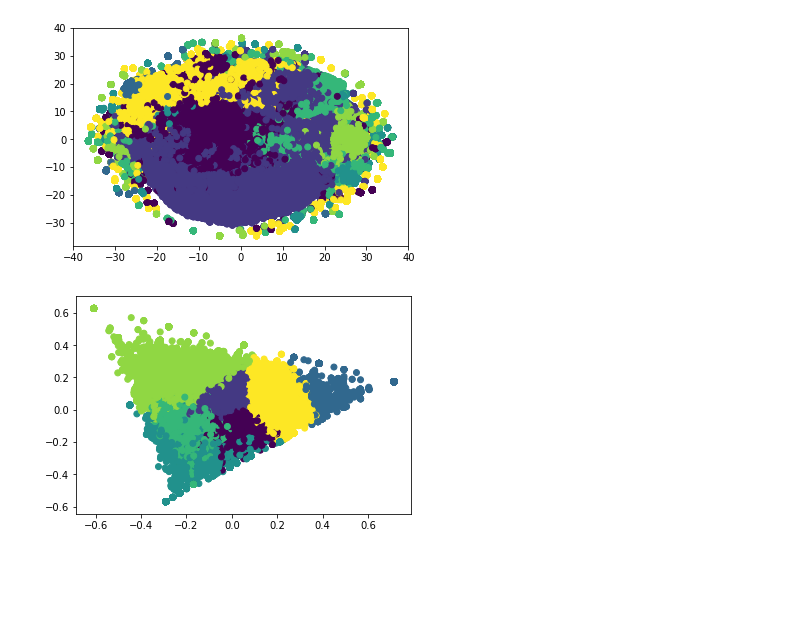
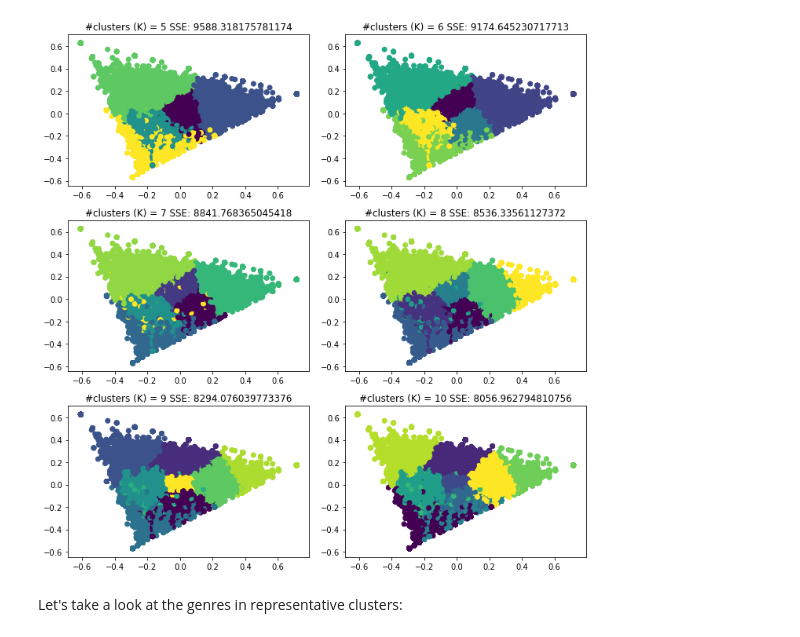
Before and after one commit to janapfeffer/DM_Project_MoviePrediction, a Jupyter notebook: ClusterExperiments.ipynb, the cells around one changed output. Cells and saved outputs as stored; diff of their text form; code cells hidden in the pictures; blank space fills up the shorter version.

Commit message:
cluster experiments + pca (in zip folder) newly transformed

```diff
--- a/ClusterExperiments.ipynb
+++ b/ClusterExperiments.ipynb
@@ -26,0 +35,41 @@ df_pca = pd.read_csv("pca_allgenres.csv",header=None)
+# %%
+# setup a figure
+plt.figure(figsize=(10,10))
+
+# iterate over all values that we want to test for K
+a = 1
+b = 2
+for i in range(5,11):
+    # create the clusterer
+    estimator = KMeans(n_clusters = i)
+
+    # create the clustering
+#     cluster_ids = estimator.fit_predict(df_joined.drop(columns="userId"))
+    clusters = estimator.fit(df_joined.drop(columns="userId"))
+    cluster_ids = estimator.predict(df_joined.drop(columns="userId"))
+
+    # add a subplot
+    plt.subplot(3,2,a)
+    a = a + 1
+    # automatically adjust subplot params so that the subplot(s) fits in to the figure area
+    plt.tight_layout()
+    # setup the labels of the subplot
+    plt.title("#clusters (K) = {}".format(i) + " SSE: " + str(clusters.inertia_))
+    # create the scatter plot
+    plt.scatter(df_pca[0],df_pca[1], c=cluster_ids)
+
+     # add a subplot
+#     plt.subplot(6,2,b)
+#     b = b + 2
+#     # automatically adjust subplot params so that the subplot(s) fits in to the figure area
+#     plt.tight_layout()
+#     # setup the labels of the subplot
+#     plt.title("#clusters (K) = {}".format(i) + " SSE: " + str(clusters.inertia_))
+#     # create the scatter plot
+#     plt.scatter(df_tsne[0],df_tsne[1], c=cluster_ids)
+
+plt.show()
+# %% [output]
+[figure, added]
+# %% [markdown]
+Let's take a look at the genres in representative clusters:
@@ -27,15 +87,6 @@ df_pca = pd.read_csv("pca_allgenres.csv",header=None)
 # %%
-# import KMeans
-from sklearn.cluster import KMeans
-
-estimator = KMeans(n_clusters = 7)
-
-# fit the model and return the clusters
-labels = estimator.fit_predict(df_joined.drop(columns="userId"))
-plt.scatter(df_tsne[0],df_tsne[1] ,c=labels)
+estimator = KMeans(n_clusters = 13)
+cluster_ids = estimator.fit_predict(df_joined.drop(columns="userId"))
+df_joined["clusters"] = cluster_ids
+plt.scatter(df_pca[0],df_pca[1], c=cluster_ids)
 plt.show()
-plt.scatter(df_pca[0],df_pca[1] ,c=labels)
-plt.show()
-# %% [output]
-[figure, removed]
-[figure, removed]
```
Also changed, not shown: parts of 24 cells of this notebook, 3 other files.
